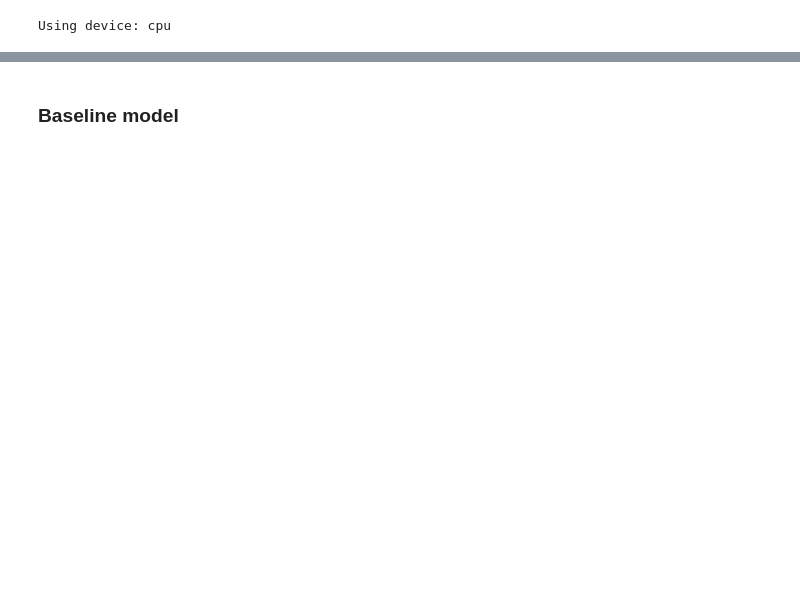
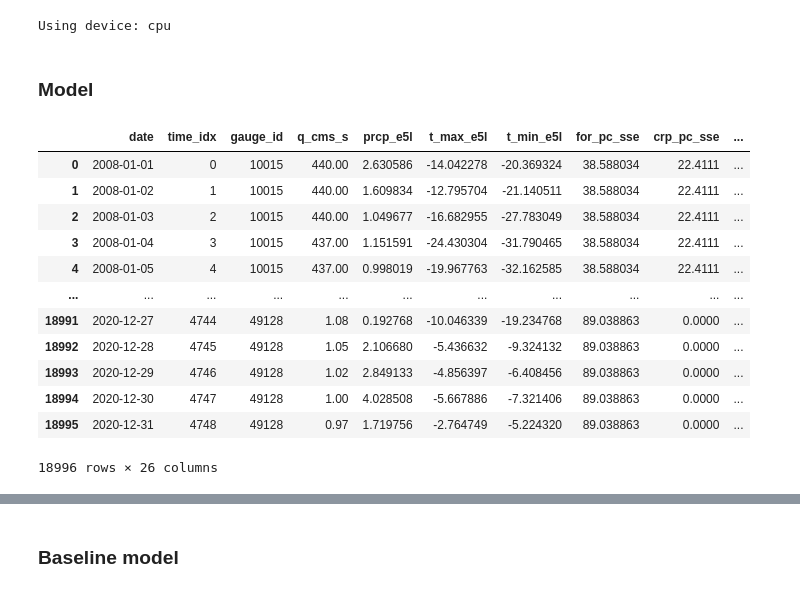
Before and after one commit to dmbrmv/my_dissertation, a Jupyter notebook: forecast/model_launch.ipynb, the cells around one changed output, grey strips where cells are left out. Cells and saved outputs as stored; diff of their text form; code cells hidden in the pictures; blank space fills up the shorter version.

```diff
--- a/forecast/model_launch.ipynb
+++ b/forecast/model_launch.ipynb
@@ -41,36 +46,70 @@ if device.type == 'cuda':
     print('Cached:   ', round(torch.cuda.memory_reserved(0)/1024**3,1), 'GB')
 # %% [output]
 Using device: cpu
+# %% [markdown]
+### Model
 # %%
 def open_for_tft(nc_files: list,
                  static_path: str) -> pd.DataFrame:
 
     static_attributes = pd.read_csv(static_path,
                                     index_col='gauge_id')
     static_attributes.index = static_attributes.index.astype(str)
 
     res_file = list()
     for file_path in nc_files:
         gauge_id = file_path.split('/')[-1][:-3]
         try:
             gauge_static = static_attributes.loc[[gauge_id], :]
         except KeyError:
             print(f'No data for {gauge_id} !')
             continue
         file = xr.open_dataset(file_path)
         file = file.to_dataframe()
         # file['date'] = file.index
         file = file.reset_index()
         file['time_idx'] = file.index
 
         for col in gauge_static.columns:
-            file[col] = gauge_static[col].values[0]
+            file[col] = gauge_static.loc[gauge_id, col]
 
         res_file.append(file)
 
-    file = pd.concat(res_file)
+    file = pd.concat(res_file, axis=0)
     file = file.reset_index(drop=True)
     return file
 
-file = open_for_tft(nc_files=glob.glob('../geo_data/great_db/nc_all_q/*.nc')[:4],
-                    static_path='../geo_data/attributes/static_data.csv')
+file = open_for_tft(
+    nc_files=glob.glob('../geo_data/great_db/nc_all_q/*.nc')[6:10],
+    static_path='../geo_data/attributes/static_data.csv')
+
+meteo_input = ['prcp_e5l',  't_max_e5l', 't_min_e5l']
+hydro_target = 'q_cms_s'
+static_parameters = ['for_pc_sse', 'crp_pc_sse',
+                     'inu_pc_ult', 'ire_pc_sse',
+                     'lka_pc_use', 'prm_pc_sse',
+                     'pst_pc_sse', 'cly_pc_sav',
+                     'slt_pc_sav', 'snd_pc_sav',
+                     'kar_pc_sse', 'urb_pc_sse',
+                     'gwt_cm_sav', 'lkv_mc_usu',
+                     'rev_mc_usu', 'sgr_dk_sav',
+                     'slp_dg_sav', 'ws_area',
+                     'ele_mt_sav']
+
+file = file[['date', 'time_idx', 'gauge_id',
+             hydro_target, *meteo_input, *static_parameters]]
+file
+# %% [output]
+|  | date | time_idx | gauge_id | q_cms_s | prcp_e5l | t_max_e5l | t_min_e5l | for_pc_sse | crp_pc_sse | ... |
+| 0 | 2008-01-01 | 0 | 10015 | 440.00 | 2.630586 | -14.042278 | -20.369324 | 38.588034 | 22.4111 | ... |
+| 1 | 2008-01-02 | 1 | 10015 | 440.00 | 1.609834 | -12.795704 | -21.140511 | 38.588034 | 22.4111 | ... |
+| 2 | 2008-01-03 | 2 | 10015 | 440.00 | 1.049677 | -16.682955 | -27.783049 | 38.588034 | 22.4111 | ... |
+| 3 | 2008-01-04 | 3 | 10015 | 437.00 | 1.151591 | -24.430304 | -31.790465 | 38.588034 | 22.4111 | ... |
+| 4 | 2008-01-05 | 4 | 10015 | 437.00 | 0.998019 | -19.967763 | -32.162585 | 38.588034 | 22.4111 | ... |
+| ... | ... | ... | ... | ... | ... | ... | ... | ... | ... | ... |
+| 18991 | 2020-12-27 | 4744 | 49128 | 1.08 | 0.192768 | -10.046339 | -19.234768 | 89.038863 | 0.0000 | ... |
+| 18992 | 2020-12-28 | 4745 | 49128 | 1.05 | 2.106680 | -5.436632 | -9.324132 | 89.038863 | 0.0000 | ... |
+| 18993 | 2020-12-29 | 4746 | 49128 | 1.02 | 2.849133 | -4.856397 | -6.408456 | 89.038863 | 0.0000 | ... |
+| 18994 | 2020-12-30 | 4747 | 49128 | 1.00 | 4.028508 | -5.667886 | -7.321406 | 89.038863 | 0.0000 | ... |
+| 18995 | 2020-12-31 | 4748 | 49128 | 0.97 | 1.719756 | -2.764749 | -5.224320 | 89.038863 | 0.0000 | ... |
+18996 rows × 26 columns
```
Also changed, not shown: parts of 18 cells of this notebook.
